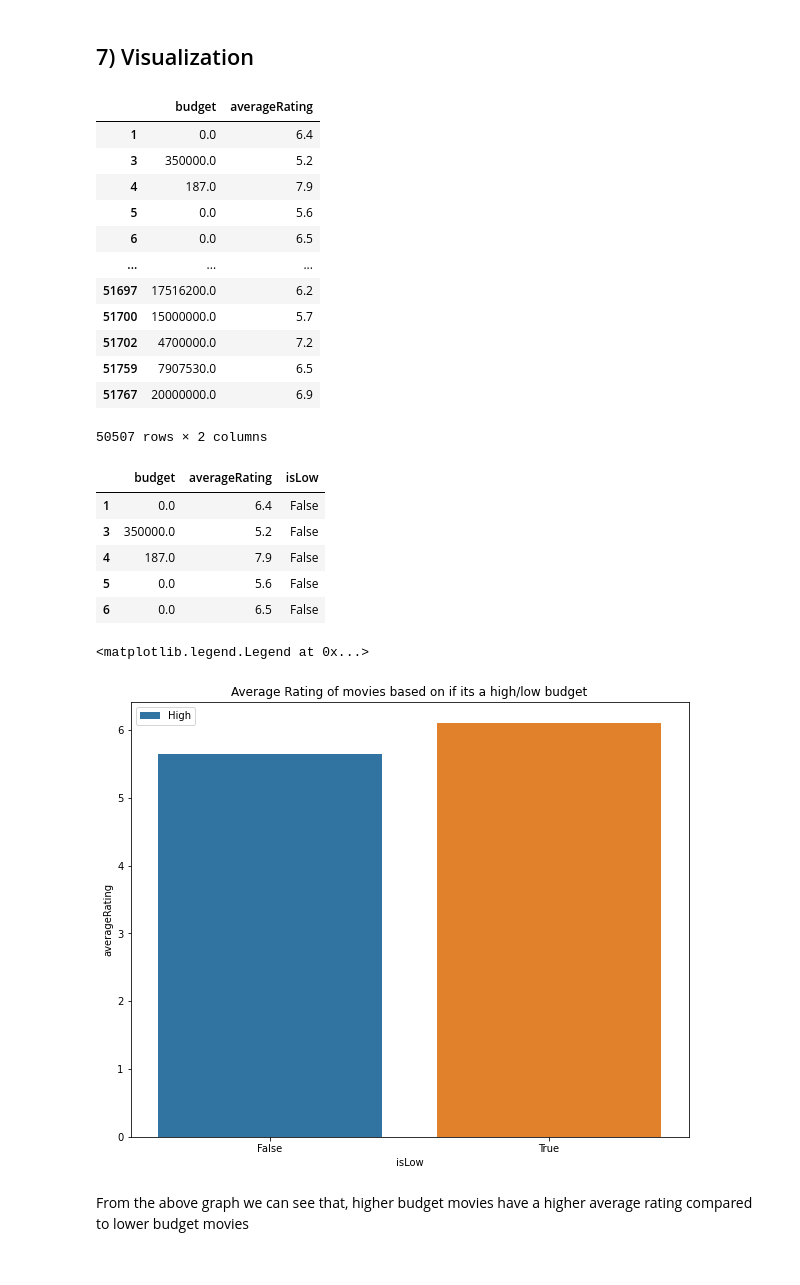
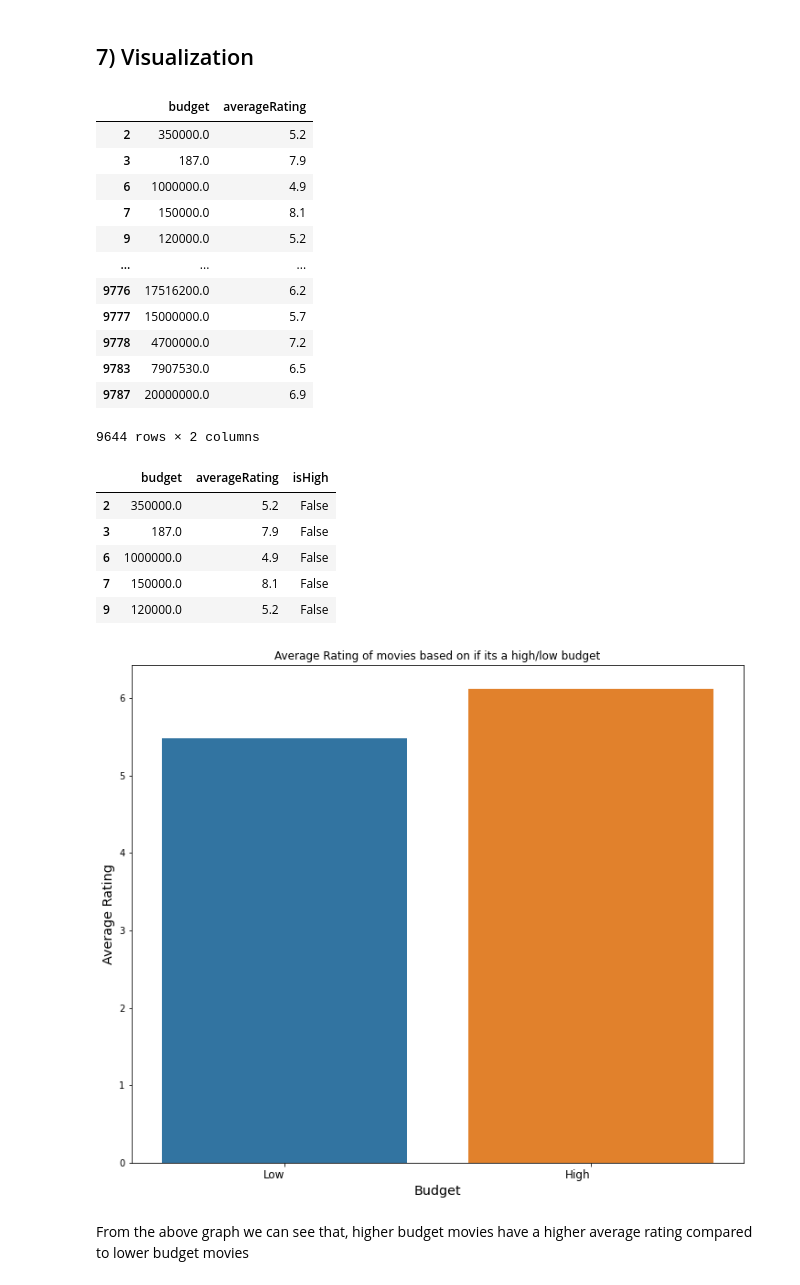
Before and after one commit to rdbhatkal/IMDB, a Jupyter notebook: Part 4 - Hypothesis Testing.ipynb, the cells around one changed output. Saved outputs shown, nothing was run; the diff lists cells and outputs as text; code cells hidden in the pictures.

```diff
--- a/Part 4 - Hypothesis Testing.ipynb
+++ b/Part 4 - Hypothesis Testing.ipynb
@@ -112,5 +457,5 @@ We will divide the data into high budget and low budget based on the mean value
 # %%
-m =df['budget'].mean()
+m =df['budget'].median()
 low_budget_movies= df[df['budget']<m]
 high_budget_movies= df[df['budget']>=m]
 # %%
@@ -243,39 +588,51 @@ plot_df = pd.concat([low_budget_movies.loc[~is_outlier_lowbudget],
 plot_df
 # %% [output]
 |  | budget | averageRating |
-| 1 | 0.0 | 6.4 |
-| 3 | 350000.0 | 5.2 |
-| 4 | 187.0 | 7.9 |
-| 5 | 0.0 | 5.6 |
-| 6 | 0.0 | 6.5 |
+| 2 | 350000.0 | 5.2 |
+| 3 | 187.0 | 7.9 |
+| 6 | 1000000.0 | 4.9 |
+| 7 | 150000.0 | 8.1 |
+| 9 | 120000.0 | 5.2 |
 | ... | ... | ... |
-| 51697 | 17516200.0 | 6.2 |
-| 51700 | 15000000.0 | 5.7 |
-| 51702 | 4700000.0 | 7.2 |
-| 51759 | 7907530.0 | 6.5 |
-| 51767 | 20000000.0 | 6.9 |
+| 9776 | 17516200.0 | 6.2 |
+| 9777 | 15000000.0 | 5.7 |
+| 9778 | 4700000.0 | 7.2 |
+| 9783 | 7907530.0 | 6.5 |
+| 9787 | 20000000.0 | 6.9 |
-50507 rows × 2 columns
+9644 rows × 2 columns
 # %%
-# Create a new column in the dataset to see if a budget is low or high has discount
-plot_df['isLow'] = np.where((plot_df['budget'] > plot_df['budget'].mean()), True, False)
+# Create a new column in the dataset to see if a budget is low or high
+plot_df['isHigh'] = np.where((plot_df['budget'] > plot_df['budget'].median()), True, False)
 plot_df.head()
 # %% [output]
-|  | budget | averageRating | isLow |
-| 1 | 0.0 | 6.4 | False |
-| 3 | 350000.0 | 5.2 | False |
-| 4 | 187.0 | 7.9 | False |
-| 5 | 0.0 | 5.6 | False |
-| 6 | 0.0 | 6.5 | False |
+|  | budget | averageRating | isHigh |
+| 2 | 350000.0 | 5.2 | False |
+| 3 | 187.0 | 7.9 | False |
+| 6 | 1000000.0 | 4.9 | False |
+| 7 | 150000.0 | 8.1 | False |
+| 9 | 120000.0 | 5.2 | False |
 # %%
 ## Lets look at average rating of Movies by high or low budget
-label = ['High','Low']
+
 ## visualizing means.
-fig,ax = plt.subplots(figsize=(10,8))
-ax = sns.barplot(data=plot_df, x='isLow', y='averageRating', ci = None)
+fig,ax = plt.subplots(figsize=(12,10))
+ax = sns.barplot(data=plot_df, x='isHigh', y='averageRating', ci = None)
 ax.set_title(f'Average Rating of movies based on if its a high/low budget');
-ax.legend(labels = label)
+
+## Increasing Axis Label Font Sizes
+ax.set_xlabel('Budget',
+              fontsize='x-large')
+ax.set_ylabel("Average Rating",
+              fontsize='x-large')
+
+## Setting labels
+label = ['Low', 'High']
+ax.set_xticklabels(label,
+                   fontsize='large',
+         horizontalalignment='right');
+
+plt.show()
 # %% [output]
-<matplotlib.legend.Legend at 0x...>
-[figure, old version]
+[figure, new version]
 # %% [markdown]
 From the above graph we can see that, higher budget movies have a higher average rating compared to lower budget movies
```
Also changed, not shown: parts of 90 cells of this notebook.
